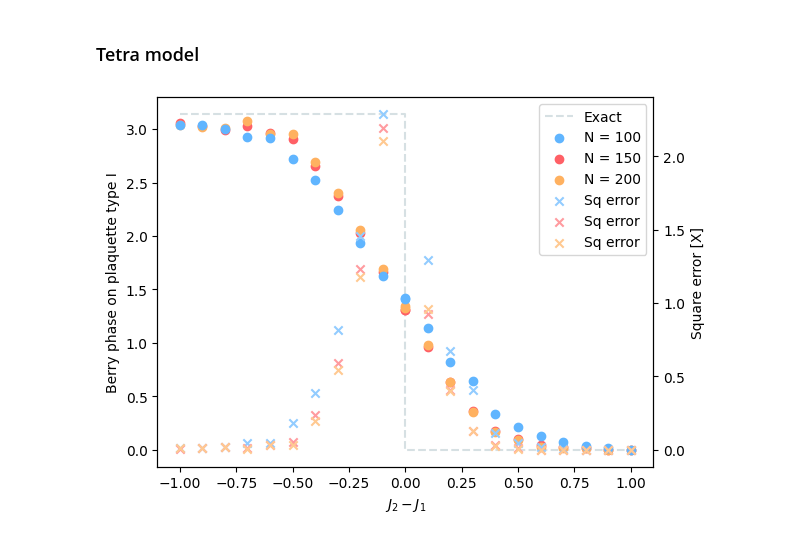
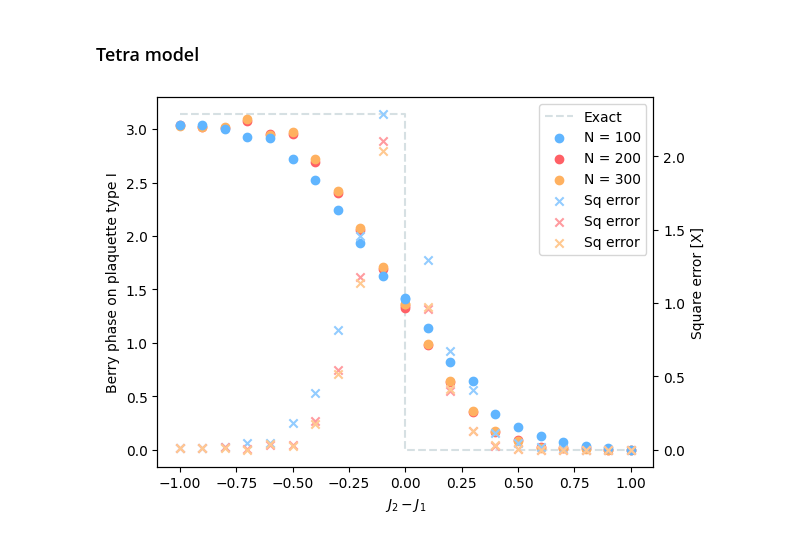
Before and after one commit to SebastianDominguezC/topological-spin-chain, a Jupyter notebook: plots.ipynb, the cells around one changed output. Saved outputs shown, nothing was run; the diff lists cells and outputs as text; code cells hidden in the pictures.

Commit message:
Circuit updates and data

```diff
--- a/plots.ipynb
+++ b/plots.ipynb
@@ -123,8 +123,8 @@ L = len(diff)
 import pandas as pd
 
 spins_4 = np.loadtxt("data/tetra-model-qc/n-100/berry.csv", delimiter=",")
-spins_6 = np.loadtxt("data/tetra-model-qc/n-150/berry.csv", delimiter=",")
-spins_8 = np.loadtxt("data/tetra-model-qc/n-200/berry.csv", delimiter=",")
+spins_6 = np.loadtxt("data/tetra-model-qc/n-200/berry.csv", delimiter=",")
+spins_8 = np.loadtxt("data/tetra-model-qc/n-300/berry.csv", delimiter=",")
 
 berry_phases = [spins_4, spins_6, spins_8]
 # %%
@@ -144,16 +144,16 @@ def errors(berry_phases):
             square_err[i][j] = (exact_phases[j] - berry_phases[i][j]) ** 2
 
         # Save to CSV
-        # np.savetxt(
-        #     f"data/dimer-model-qc/{(i*2)+4}-spins-sq-error.csv",
-        #     square_err[i],
-        #     delimiter=",",
-        # )
-        # np.savetxt(
-        #     f"data/dimer-model-qc/{(i*2)+4}-spins-abs-error.csv",
-        #     abs_err[i],
-        #     delimiter=",",
-        # )
+        np.savetxt(
+            f"data/tetra-model-qc/n-{(i+1)*100}/sq-error.csv",
+            square_err[i],
+            delimiter=",",
+        )
+        np.savetxt(
+            f"data/tetra-model-qc/n-{(i+1)*100}/abs-error.csv",
+            abs_err[i],
+            delimiter=",",
+        )
 
         # FOr vis purposes
         square_err[i][10] = None
@@ -179,35 +179,35 @@ fig, ax1 = plt.subplots()
 
 p0 = ax1.step(diff, exact_phases, color=rgb, linestyle="--", label="Exact", zorder=1)
 p1 = ax1.scatter(diff, berry_phases[0], color=c4, label="N = 100", zorder=4)
-p2 = ax1.scatter(diff, berry_phases[1], color=c6, label="N = 150", zorder=3)
-p3 = ax1.scatter(diff, berry_phases[2], color=c8, label="N = 200", zorder=3)
+p2 = ax1.scatter(diff, berry_phases[1], color=c6, label="N = 200", zorder=3)
+p3 = ax1.scatter(diff, berry_phases[2], color=c8, label="N = 300", zorder=3)
 
 # Create the second y-axis and plot on it
 ax2 = ax1.twinx()
 p4 = ax2.scatter(diff, sq_err[0], color=c4e, marker="x", zorder=1, label="Sq error")
 p5 = ax2.scatter(diff, sq_err[1], color=c6e, marker="x", zorder=1, label="Sq error")
 p6 = ax2.scatter(diff, sq_err[2], color=c8e, marker="x", zorder=1, label="Sq error")
 
 # Labels
 ax1.set_xlabel("$J_2 - J_1$")
 ax1.set_ylabel("Berry phase on plaquette type I")
 ax1.tick_params(axis="y")
 
 ax2.set_ylabel("Square error [X]")
 ax2.tick_params(axis="y")
 
 # Legend
 handles1, labels1 = ax1.get_legend_handles_labels()
 handles2, labels2 = ax2.get_legend_handles_labels()
 
 # Combine them together
 handles = handles1 + handles2
 labels = labels1 + labels2
 
 # Add the combined legend
 ax1.legend(handles, labels, loc="best")
 
 # Display the plot
 plt.show()
 # %% [output]
-[figure, old version]
+[figure, new version]
```
Also changed, not shown: parts of 16 cells of this notebook, 39 other files.
